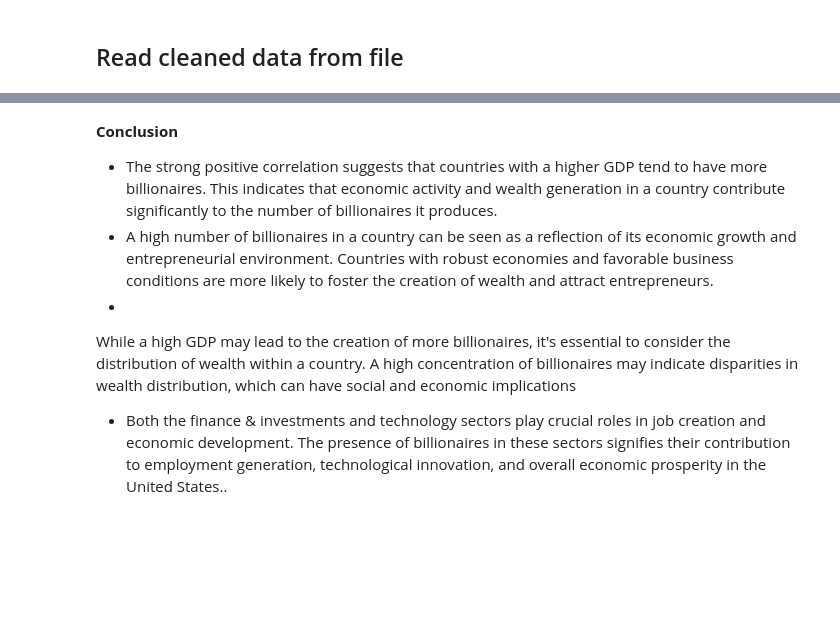
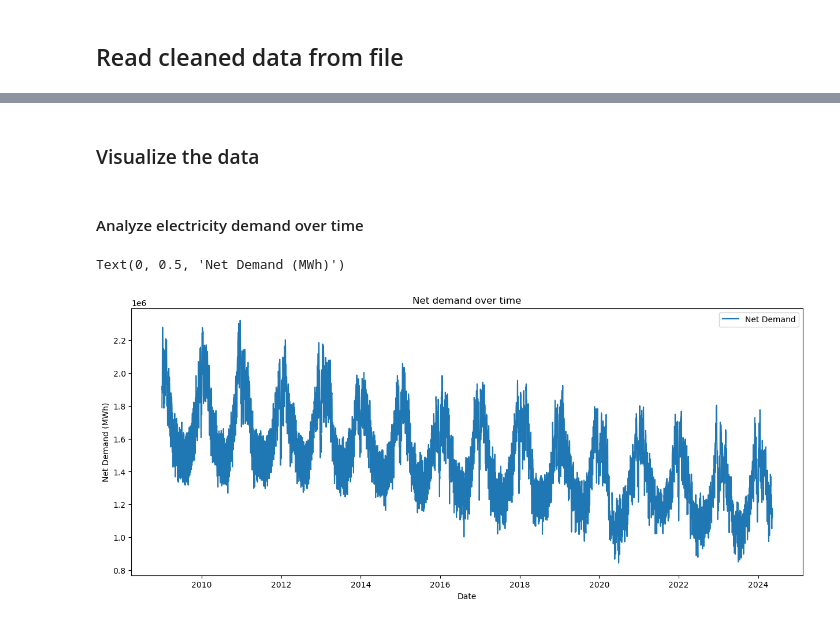
Before and after one commit to TranPhanPhucAn/Lab2-THTQHDL, a Jupyter notebook: Visualize_data.ipynb, the cells around one changed output, grey strips where cells are left out. Cells and saved outputs as stored; diff of their text form; code cells hidden in the pictures; blank space fills up the shorter version.

```diff
--- a/Visualize_data.ipynb
+++ b/Visualize_data.ipynb
@@ -163,14 +27,0 @@ plt.show()
-# %%
-age_bins = [0, 30, 40, 50, 60, 70, float('inf')]  # range of age
-age_labels = ['0-30', '31-40', '41-50', '51-60', '61-70', '71+']  # label for each range age
-cleaned_df['Age_Group'] = pd.cut(cleaned_df['age'], bins=age_bins, labels=age_labels, right=False)
-
-
-grouped_data = cleaned_df.groupby(['Age_Group', 'gender']).size().unstack(fill_value=0)
-grouped_data.plot(kind='bar', stacked=True, figsize=(10, 6))
-plt.xlabel('Age')
-plt.ylabel('Number of billionairs')
-plt.title('Number billionairs by age and gender')
-plt.legend(title='Gender')
-plt.xticks(rotation=0)
-plt.show()
@@ -283,8 +28,20 @@ plt.show()
-# %% [markdown]
-**Conclusion**
-
-- The strong positive correlation suggests that countries with a higher GDP tend to have more billionaires. This indicates that economic activity and wealth generation in a country contribute significantly to the number of billionaires it produces.
-- A high number of billionaires in a country can be seen as a reflection of its economic growth and entrepreneurial environment. Countries with robust economies and favorable business conditions are more likely to foster the creation of wealth and attract entrepreneurs.
--
-While a high GDP may lead to the creation of more billionaires, it's essential to consider the distribution of wealth within a country. A high concentration of billionaires may indicate disparities in wealth distribution, which can have social and economic implications
-- Both the finance & investments and technology sectors play crucial roles in job creation and economic development. The presence of billionaires in these sectors signifies their contribution to employment generation, technological innovation, and overall economic prosperity in the United States..
+# %%
+# convert the date column to datetime
+cleaned_df['settlement_date'] = pd.to_datetime(cleaned_df['settlement_date'])
+# %% [markdown]
+### Visualize the data
+# %% [markdown]
+#### Analyze electricity demand over time
+# %%
+#cleaned_df = cleaned_df.set_index('settlement_date')
+# plot tsd and nd using sns
+cleaned_df.reset_index(inplace=True)
+plt.figure(figsize=(15, 6))
+ndPlotDat = cleaned_df["nd"].groupby(cleaned_df["settlement_date"]).sum()
+sns.lineplot(data=ndPlotDat, label='Net Demand')
+plt.title('Net demand over time')
+plt.xlabel('Date')
+plt.ylabel('Net Demand (MWh)')
+# %% [output]
+Text(0, 0.5, 'Net Demand (MWh)')
+[figure, added]
```
Also changed, not shown: parts of 62 cells of this notebook, 4 other files.
